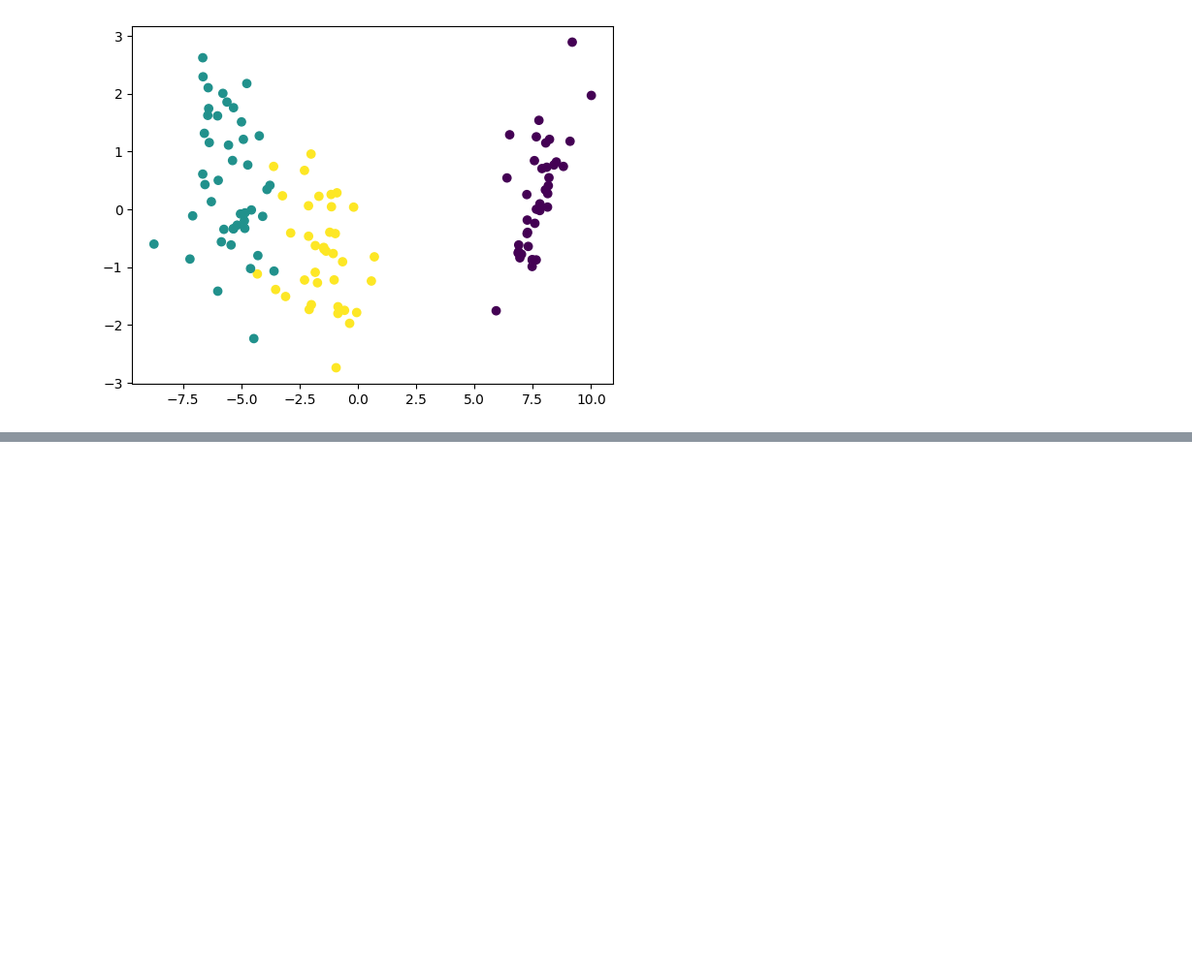
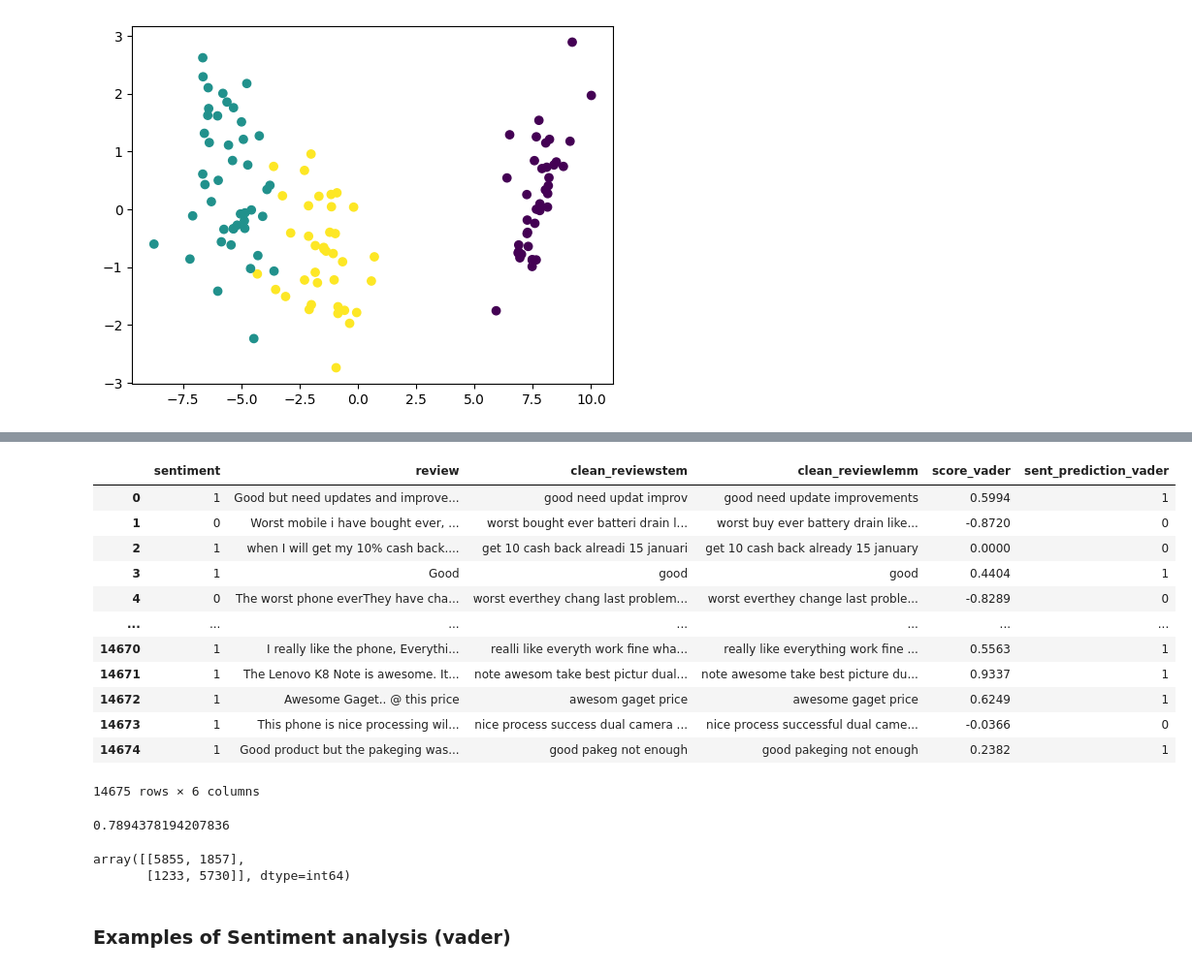
Before and after one commit to morancium/mining_repo, a Jupyter notebook: PracticeETE.ipynb, the cells around one changed output, grey strips where cells are left out. Shown at 97% size. Saved outputs shown, nothing was run; the diff lists cells and outputs as text; code cells hidden in the pictures; blank space fills up the shorter version.

```diff
--- a/PracticeETE.ipynb
+++ b/PracticeETE.ipynb
@@ -734,0 +1137,9 @@ plt.scatter(x_train_pca[:,0],x_train_pca[:,1],c=y_train)
+# %%
+from nltk.sentiment.vader import SentimentIntensityAnalyzer
+analyser = SentimentIntensityAnalyzer()
+# %%
+def get_vader_sentiment(sent):
+    return analyser.polarity_scores(sent)['compound']
+# %%
+reviews['score_vader'] = reviews.review.apply(get_vader_sentiment)
+#Applying on raw data to also allow for weightages of smileys
@@ -734,0 +1162,29 @@ plt.scatter(x_train_pca[:,0],x_train_pca[:,1],c=y_train)
+# %%
+reviews['sent_prediction_vader'] = reviews.score_vader.apply(lambda x:1 if x>0.1 else 0)
+# %%
+reviews
+# %% [output]
+|  | sentiment | review | clean_reviewstem | clean_reviewlemm | score_vader | sent_prediction_vader |
+| 0 | 1 | Good but need updates and improve... | good need updat improv | good need update improvements | 0.5994 | 1 |
+| 1 | 0 | Worst mobile i have bought ever, ... | worst bought ever batteri drain l... | worst buy ever battery drain like... | -0.8720 | 0 |
+| 2 | 1 | when I will get my 10% cash back.... | get 10 cash back alreadi 15 januari | get 10 cash back already 15 january | 0.0000 | 0 |
+| 3 | 1 | Good | good | good | 0.4404 | 1 |
+| 4 | 0 | The worst phone everThey have cha... | worst everthey chang last problem... | worst everthey change last proble... | -0.8289 | 0 |
+| ... | ... | ... | ... | ... | ... | ... |
+| 14670 | 1 | I really like the phone, Everythi... | realli like everyth work fine wha... | really like everything work fine ... | 0.5563 | 1 |
+| 14671 | 1 | The Lenovo K8 Note is awesome. It... | note awesom take best pictur dual... | note awesome take best picture du... | 0.9337 | 1 |
+| 14672 | 1 | Awesome Gaget.. @ this price | awesom gaget price | awesome gaget price | 0.6249 | 1 |
+| 14673 | 1 | This phone is nice processing wil... | nice process success dual camera ... | nice process successful dual came... | -0.0366 | 0 |
+| 14674 | 1 | Good product but the pakeging was... | good pakeg not enough | good pakeging not enough | 0.2382 | 1 |
+14675 rows × 6 columns
+# %%
+accuracy_score(reviews.sentiment,reviews.sent_prediction_vader)
+# %% [output]
+0.7894378194207836
+# %%
+confusion_matrix(reviews.sentiment,reviews.sent_prediction_vader)
+# %% [output]
+array([[5855, 1857],
+       [1233, 5730]], dtype=int64)
+# %% [markdown]
+### Examples of Sentiment analysis (vader)
```
Also changed, not shown: parts of 100 cells of this notebook, 6 other files.
